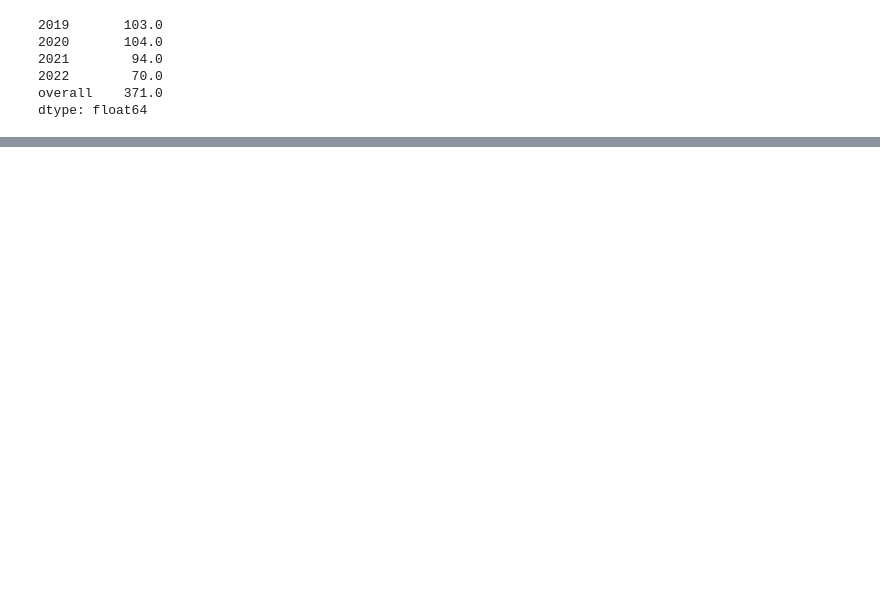
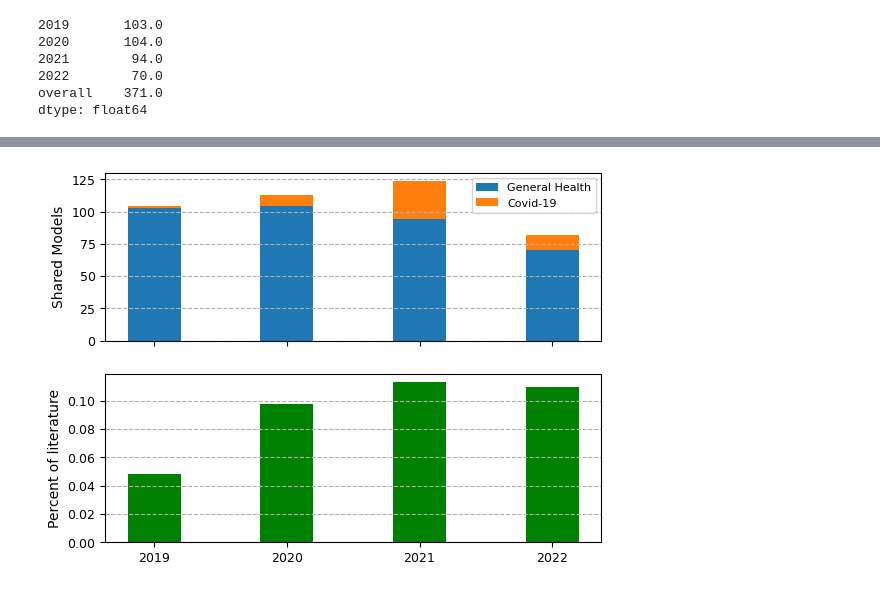
Before and after one commit to TomMonks/des_sharing_lit_review, a Jupyter notebook: content/03_results/03a_year.ipynb, the cells around one changed output, grey strips where cells are left out. Saved outputs shown, nothing was run; the diff lists cells and outputs as text; code cells hidden in the pictures; blank space fills up the shorter version.

```diff
--- a/content/03_results/03a_year.ipynb
+++ b/content/03_results/03a_year.ipynb
@@ -138,0 +177,32 @@ _ = ax.legend()
+# %%
+WIDTH = 0.4
+
+fig, (ax1, ax2) = plt.subplots(nrows=2, sharex=True)
+
+# include x, y grid
+ax1.grid(ls='--', axis='y')
+ax2.grid(ls='--', axis='y')
+
+_ = ax1.bar(year_summary.columns[:-1], non_covid[:-1],
+            label='General Health', width=WIDTH)
+
+_ = ax1.bar(year_summary.columns[:-1], year_summary.T['n_covid'][:-1],
+           label='Covid-19', bottom=non_covid[:-1], width=WIDTH)
+
+_ = ax1.set_ylabel('Shared Models')
+_ = ax1.legend(ncols=1, loc='upper right', fontsize=8)
+
+# include x, y grid
+ax1.grid(ls='--', axis='y')
+ax2.grid(ls='--', axis='y')
+
+# set size of x, y ticks
+ax1.tick_params(axis='both', labelsize=9)
+ax2.tick_params(axis='both', labelsize=9)
+
+_ = ax2.bar(year_summary.columns[:-1], year_summary.T['per_avail'][:-1],
+           label='All models', width=WIDTH, color='green')
+
+_ = ax2.set_ylabel('Percent of literature')
+# %% [output]
+[figure, added]
```
Also changed, not shown: parts of 7 cells of this notebook.
